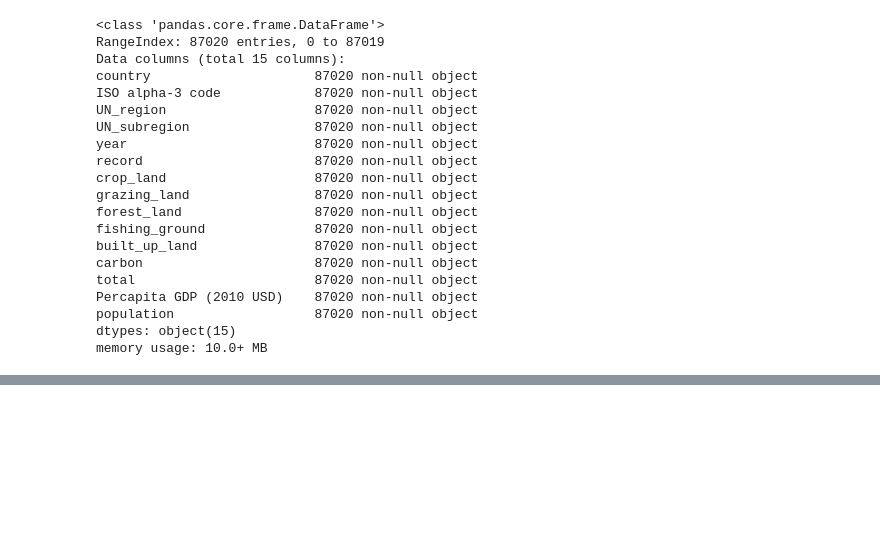
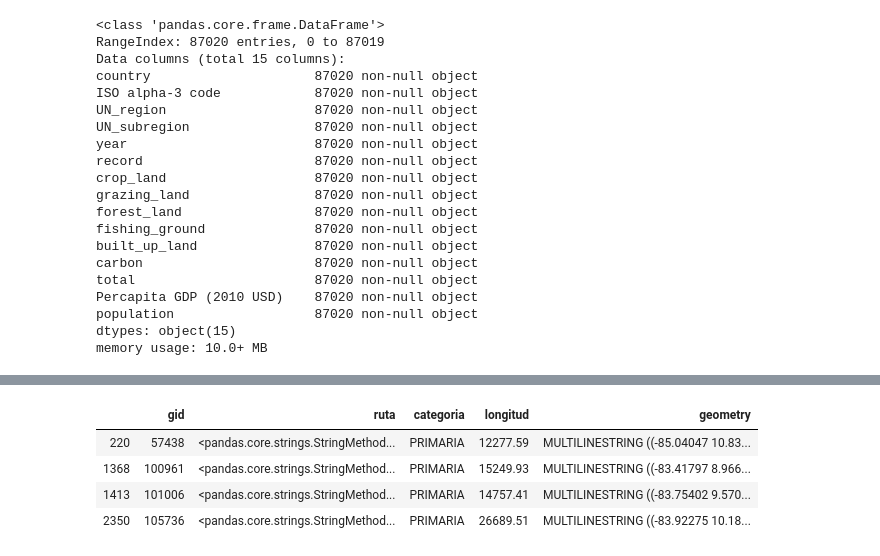
Before and after one commit to geoimaginarte/WebSite, a Jupyter notebook: notebooks/practicas_sql.ipynb, the cells around one changed output, grey strips where cells are left out. Saved outputs shown, nothing was run; the diff lists cells and outputs as text; code cells hidden in the pictures; blank space fills up the shorter version.

```diff
--- a/notebooks/practicas_sql.ipynb
+++ b/notebooks/practicas_sql.ipynb
@@ -200,0 +205,8 @@ df1.head()
+# %%
+geodf.loc[(geodf.longitud >= 10000)]
+# %% [output]
+|  | gid | ruta | categoria | longitud | geometry |
+| 220 | 57438 | <pandas.core.strings.StringMethod... | PRIMARIA | 12277.59 | MULTILINESTRING ((-85.04047 10.83... |
+| 1368 | 100961 | <pandas.core.strings.StringMethod... | PRIMARIA | 15249.93 | MULTILINESTRING ((-83.41797 8.966... |
+| 1413 | 101006 | <pandas.core.strings.StringMethod... | PRIMARIA | 14757.41 | MULTILINESTRING ((-83.75402 9.570... |
+| 2350 | 105736 | <pandas.core.strings.StringMethod... | PRIMARIA | 26689.51 | MULTILINESTRING ((-83.92275 10.18... |
```
Also changed, not shown: parts of 9 cells of this notebook, 1 other file.
